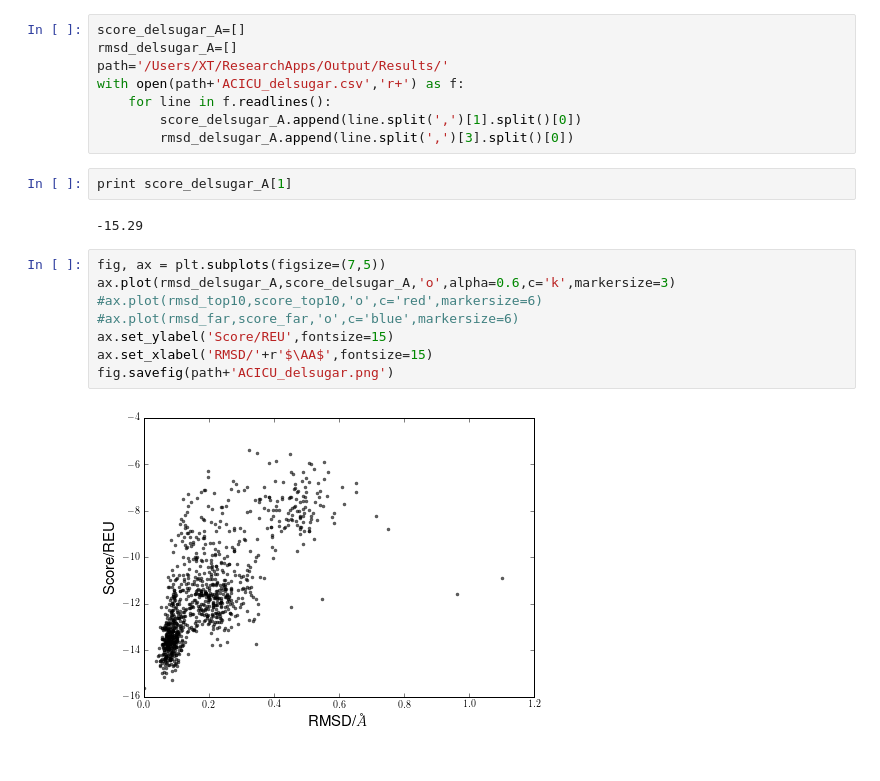
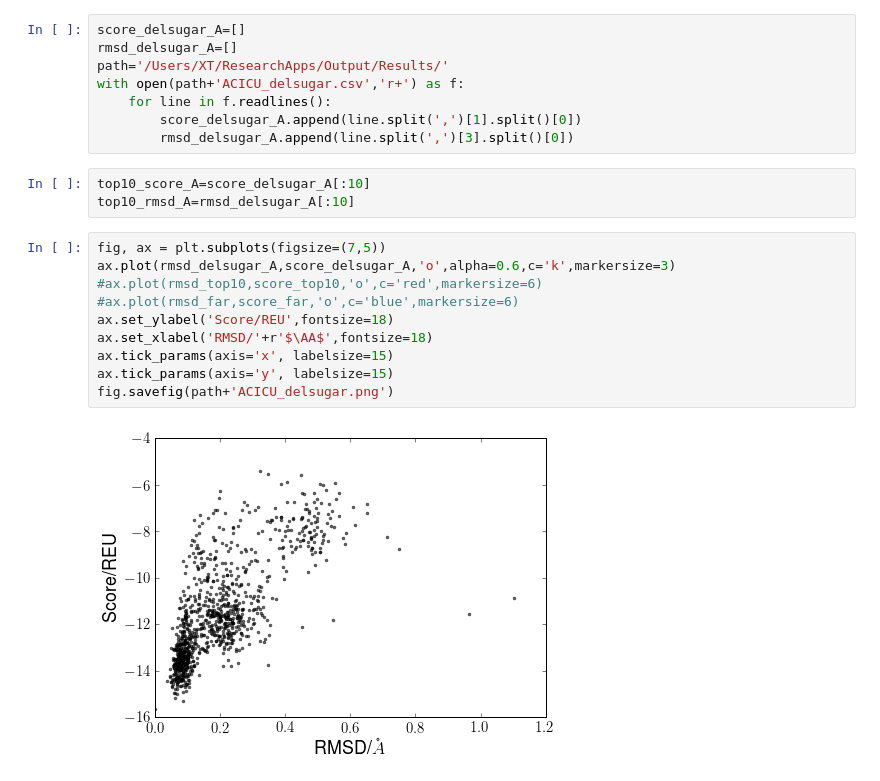
Before and after one commit to xiaotongzuo/Research, a Jupyter notebook: PyRosetta/Code/plot_0326.ipynb, the cells around one changed output. Drawn from its saved outputs; the diff is of its cells as text.

```diff
--- a/PyRosetta/Code/plot_0326.ipynb
+++ b/PyRosetta/Code/plot_0326.ipynb
@@ -130,17 +214,18 @@ with open(path+'ACICU_delsugar.csv','r+') as f:
     for line in f.readlines():
         score_delsugar_A.append(line.split(',')[1].split()[0])
         rmsd_delsugar_A.append(line.split(',')[3].split()[0])
-# %%
-print score_delsugar_A[1]
-# %% [output]
--15.29
+# %%
+top10_score_A=score_delsugar_A[:10]
+top10_rmsd_A=rmsd_delsugar_A[:10]
 # %%
 fig, ax = plt.subplots(figsize=(7,5))
 ax.plot(rmsd_delsugar_A,score_delsugar_A,'o',alpha=0.6,c='k',markersize=3)
 #ax.plot(rmsd_top10,score_top10,'o',c='red',markersize=6)
 #ax.plot(rmsd_far,score_far,'o',c='blue',markersize=6)
-ax.set_ylabel('Score/REU',fontsize=15)
-ax.set_xlabel('RMSD/'+r'$\AA$',fontsize=15)
+ax.set_ylabel('Score/REU',fontsize=18)
+ax.set_xlabel('RMSD/'+r'$\AA$',fontsize=18)
+ax.tick_params(axis='x', labelsize=15)
+ax.tick_params(axis='y', labelsize=15)
 fig.savefig(path+'ACICU_delsugar.png')
 # %% [output]
-[figure, old version]
+[figure, new version]
```
Also changed, not shown: parts of 12 cells of this notebook, 6 other files.
